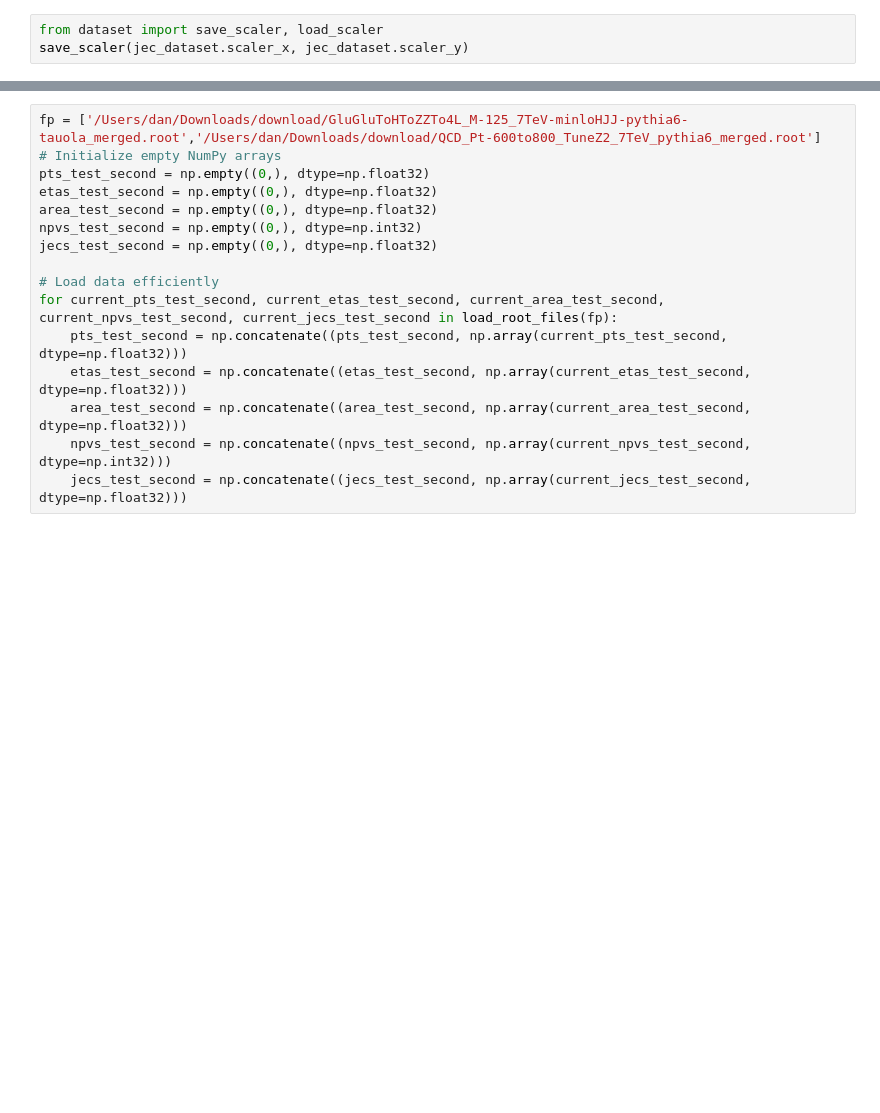
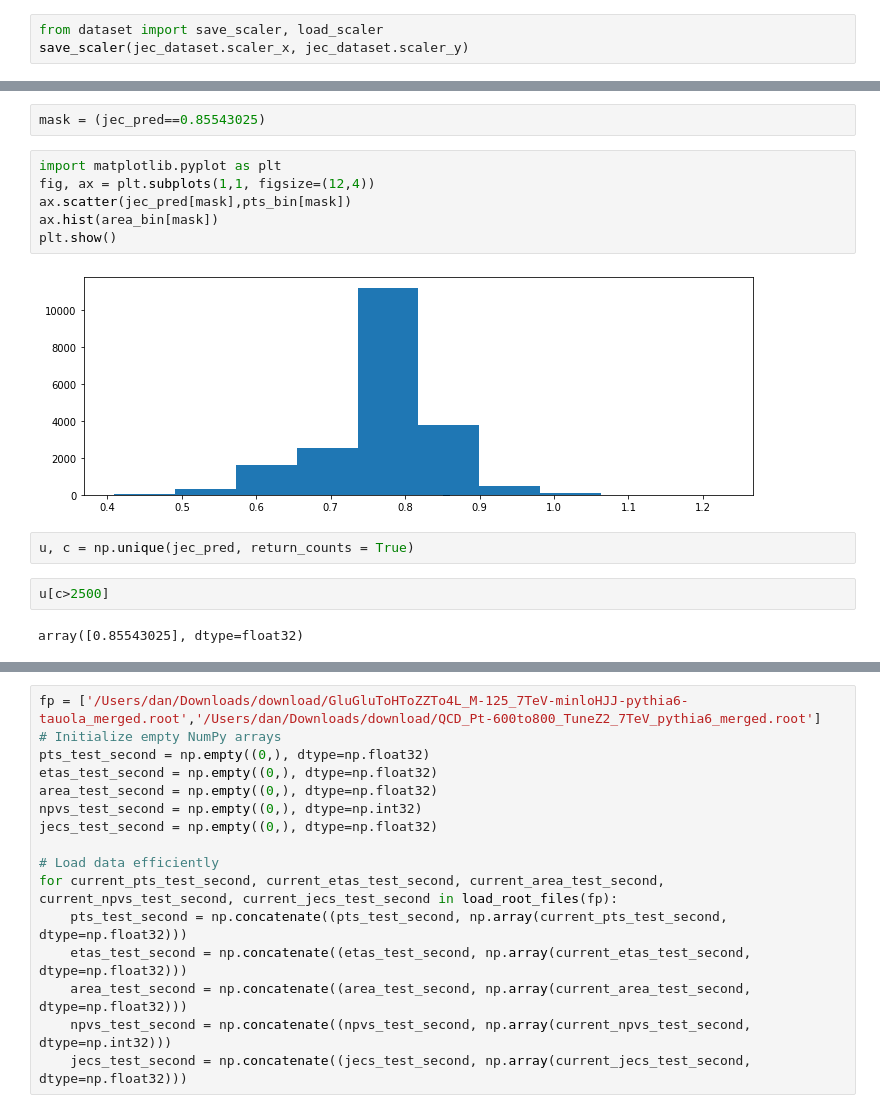
Before and after one commit to DanGodi/ExpPro, a Jupyter notebook: Notebooks/full_jec_training.ipynb, the cells around one changed output, grey strips where cells are left out. Drawn from its saved outputs; the diff is of its cells as text; blank space fills up the shorter version.

```diff
--- a/Notebooks/jecs_different_data.ipynb
+++ b/Notebooks/full_jec_training.ipynb
@@ -143,0 +137,16 @@ Test MSE: 0.14589831233024597
+# %%
+mask = (jec_pred==0.85543025)
+# %%
+import matplotlib.pyplot as plt
+fig, ax = plt.subplots(1,1, figsize=(12,4))
+ax.scatter(jec_pred[mask],pts_bin[mask])
+ax.hist(area_bin[mask])
+plt.show()
+# %% [output]
+[figure, added]
+# %%
+u, c = np.unique(jec_pred, return_counts = True)
+# %%
+u[c>2500]
+# %% [output]
+array([0.85543025], dtype=float32)
```
Also changed, not shown: parts of 14 cells of this notebook, 9 other files.
